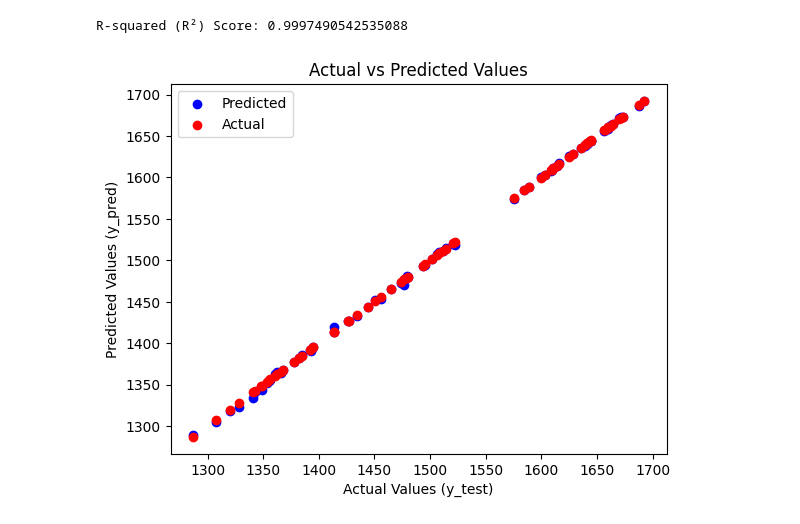
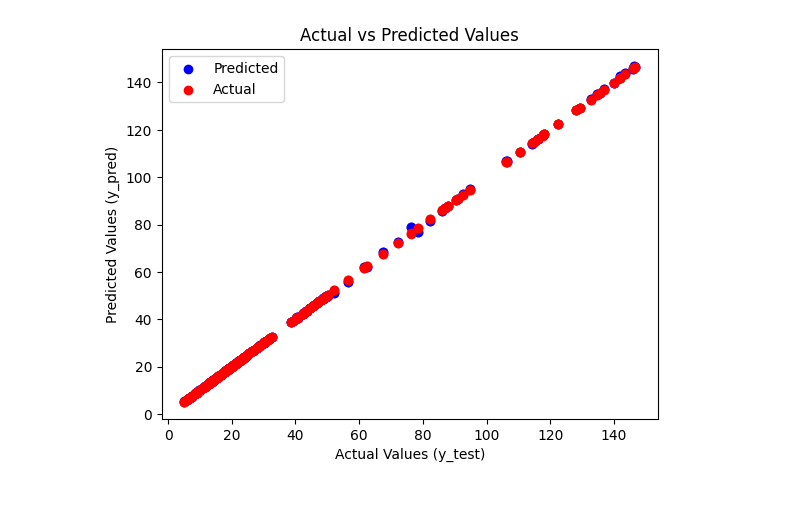
Before and after one commit to Kshitijk14/StockPricePredictor, a Jupyter notebook: stock-prediction.ipynb, the cells around one changed output. Cells and saved outputs as stored; diff of their text form; code cells hidden in the pictures.

```diff
--- a/stock-prediction.ipynb
+++ b/stock-prediction.ipynb
@@ -235,0 +195,17 @@ df.reset_index(drop=True, inplace = True)
+# %%
+# Features
+X = df[['Open','Close', 'High', 'Low', 'Adj Close']]
+# Target Values
+y = df[['Close', 'Adj Close']]
+
+X_train, X_test , y_train , y_test = train_test_split(X,y,test_size = 0.2, random_state=42)
+
+rf = RandomForestRegressor(n_estimators = 100 , random_state = 42)
+rf.fit(X_train.values, y_train.values)
+
+# Predictions
+y_pred = rf.predict(X_test.values)
+
+# Calculate R-squared
+r2 = r2_score(y_test, y_pred)
+print("R-squared (R²) Score:", r2)
@@ -236,41 +252,11 @@ df.reset_index(drop=True, inplace = True)
 # %%
-from sklearn.ensemble import RandomForestRegressor
-from sklearn.model_selection import train_test_split
-from sklearn.metrics import mean_squared_error
-from sklearn.metrics import r2_score
-import matplotlib.pyplot as plt
-
-# Features
-X = df[['Open','Close', 'High', 'Low', 'Adj Close']]
-# Target Values
-y = df['Close']
-
-X_train, X_test , y_train , y_test = train_test_split(X,y,test_size = 0.2, random_state=42)
-
-rf = RandomForestRegressor(n_estimators = 100 , random_state = 42)
-#Training
-rf.fit(X_train.values, y_train.values)
-
-y_pred = rf.predict(X_test.values)
-
-# Using R-squared to check accuracy in the model
-r2 = r2_score(y_test, y_pred)
-print("R-squared (R²) Score:", r2)
-
 # Scatter plot of y_pred and y_test
-#plt.scatter(y_test, y_pred)
-#plt.xlabel('Actual Values (y_test)')
-#plt.ylabel('Predicted Values (y_pred)')
-#plt.title('Actual vs Predicted Values')
-#plt.show()
-
 plt.scatter(y_test, y_pred, color='blue', label='Predicted')  # Scatter plot for y_pred with blue color
 plt.scatter(y_test, y_test, color='red', label='Actual')  # Scatter plot for y_test with red color
 plt.xlabel('Actual Values (y_test)')
 plt.ylabel('Predicted Values (y_pred)')
 plt.title('Actual vs Predicted Values')
 plt.legend()  # Add legend to differentiate the scatter plots
 plt.show()
 # %% [output]
-R-squared (R²) Score: 0.9997490542535088
-[figure, old version]
+[figure, new version]
```
Also changed, not shown: parts of 30 cells of this notebook, 1 other file.
